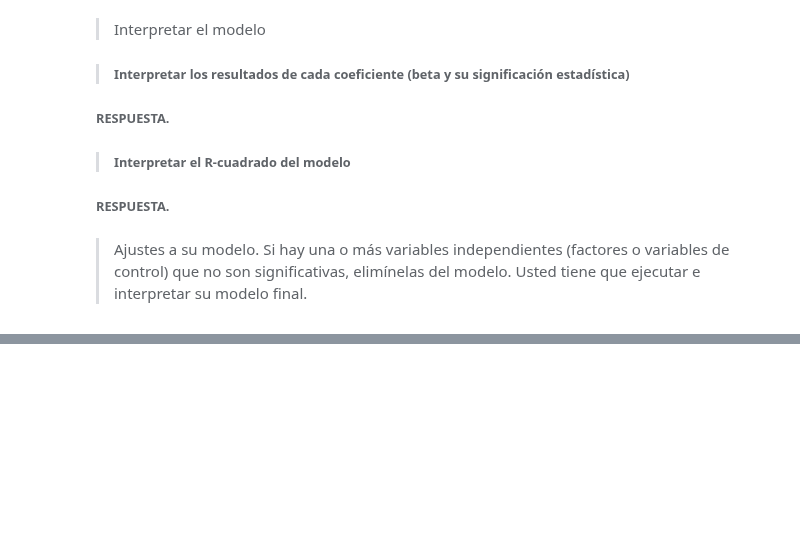
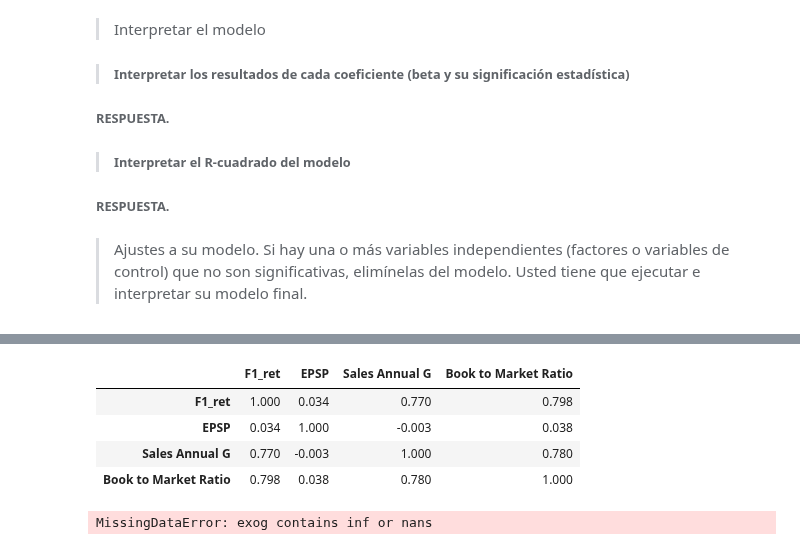
Before and after one commit to AnHrt/StatisticsII, a Jupyter notebook: Statistics/A01369984_BCase.ipynb, the cells around one changed output, grey strips where cells are left out. Saved outputs shown, nothing was run; the diff lists cells and outputs as text; code cells hidden in the pictures; blank space fills up the shorter version.

```diff
--- a/Statistics/A01369984_BCase.ipynb
+++ b/Statistics/A01369984_BCase.ipynb
@@ -568,0 +612,19 @@ nOTAS
+# %%
+US_Firms[["F1_ret","EPSP","Sales Annual G","Book to Market Ratio"]].corr(method='pearson')
+# %% [output]
+|  | F1_ret | EPSP | Sales Annual G | Book to Market Ratio |
+| F1_ret | 1.000 | 0.034 | 0.770 | 0.798 |
+| EPSP | 0.034 | 1.000 | -0.003 | 0.038 |
+| Sales Annual G | 0.770 | -0.003 | 1.000 | 0.780 |
+| Book to Market Ratio | 0.798 | 0.038 | 0.780 | 1.000 |
+# %%
+vif = US_Firms[["F1_ret","EPSP","Sales Annual G","Book to Market Ratio"]]
+
+vifData = pd.DataFrame()
+vifData["feature"] = vif.columns
+
+vifData["VIF"] = [variance_inflation_factor(vif.values, i) for i in range(len(vif.columns))]
+
+vifData
+# %% [output]
+MissingDataError: exog contains inf or nans
```
Also changed, not shown: parts of 12 cells of this notebook.
